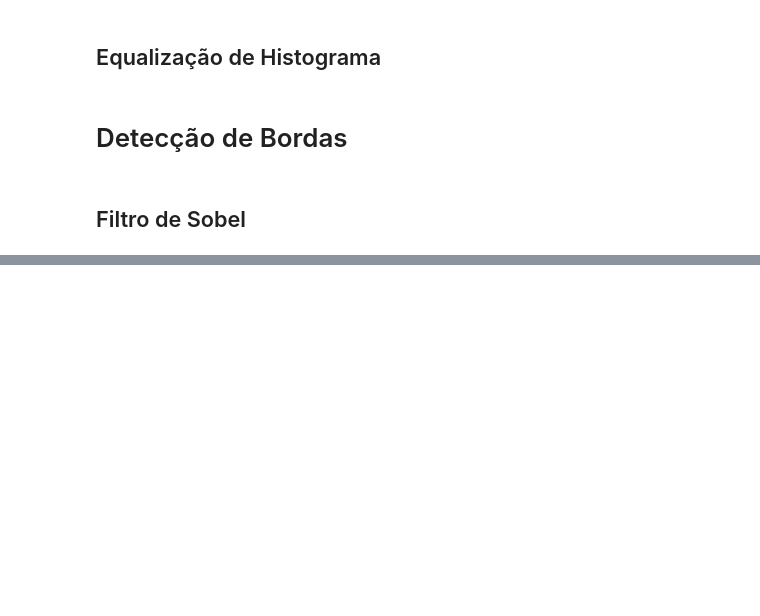
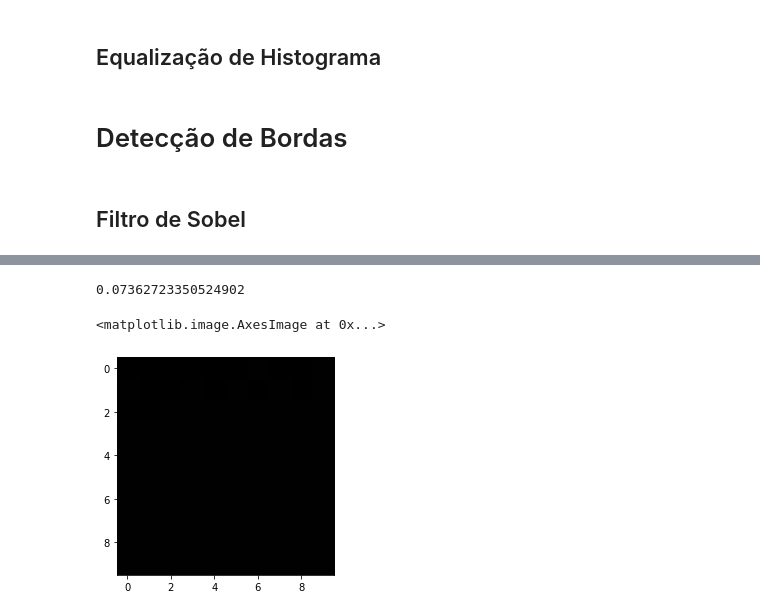
Before and after one commit to gustavo-mota/image_processing_projs, a Jupyter notebook: projeto/jupyter/PDI.ipynb, the cells around one changed output, grey strips where cells are left out. Drawn from its saved outputs; the diff is of its cells as text; code cells hidden in the pictures; blank space fills up the shorter version.

```diff
--- a/projeto/jupyter/PDI.ipynb
+++ b/projeto/jupyter/PDI.ipynb
@@ -364,0 +474,16 @@ def flt_sobel(img):
+# %%
+start = time.time()
+img_outC= spatial2frequency(img_qd)
+print(time.time() - start)
+
+#mostrar_img(np.real(img_out), color="cinza", normalize=True)
+normalize = cl.Normalize(vmin=0.0, vmax=1.0, clip=False)
+#plt.imshow(np.real(img_out), cmap = "gray", norm=normalize, vmin = 0,vmax = 255)
+img_out = np.abs(img_outC)
+img2 = (img_out - img_out.min())/(img_out.max() - img_out.min())
+#plt.imshow(np.abs(img_out), cmap = "gray", norm=normalize, vmin=200, vmax=250)
+plt.imshow(img2, cmap="gray", vmin=0, vmax=250)
+# %% [output]
+0.07362723350524902
+<matplotlib.image.AxesImage at 0x...>
+[figure, added]
```
Also changed, not shown: parts of 14 cells of this notebook, 2 other files.
